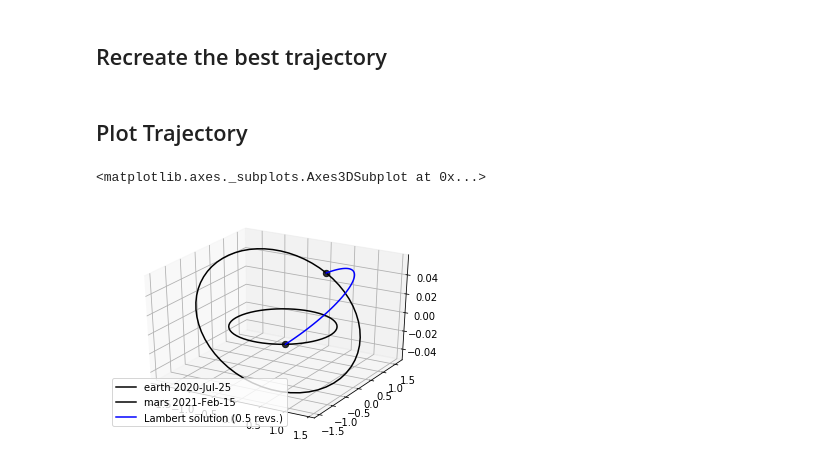
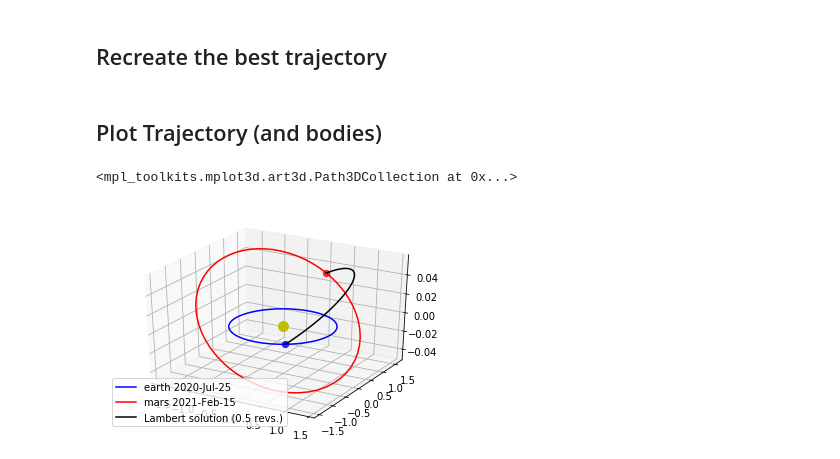
Before and after one commit to eduardovila98/Lambert, a Jupyter notebook: Lambert.ipynb, the cells around one changed output. Saved outputs shown, nothing was run; the diff lists cells and outputs as text; code cells hidden in the pictures.

Commit message:
Added Sun plot, and comments

```diff
--- a/Lambert.ipynb
+++ b/Lambert.ipynb
@@ -102,13 +102,14 @@ r2, v2 = p2.eph(t2)
 #let pykep solve the lambert problem
 l = pk.lambert_problem(r1, r2, t, mu)
 # %% [markdown]
-## Plot Trajectory
+## Plot Trajectory (and bodies)
 # %%
 fig = plt.figure()
 axis = fig.gca(projection='3d')
-pk.orbit_plots.plot_planet(p1, t0=t1, legend=True, units=pk.AU, ax=axis)
-pk.orbit_plots.plot_planet(p2, t0=t2, legend=True, units=pk.AU, ax=axis)
-pk.orbit_plots.plot_lambert(l, color='b', legend=True, units=pk.AU, ax=axis)
+pk.orbit_plots.plot_planet(p1, t0=t1, legend=True, units=pk.AU, color='b', ax=axis)
+pk.orbit_plots.plot_planet(p2, t0=t2, legend=True, units=pk.AU, color='r', ax=axis)
+pk.orbit_plots.plot_lambert(l, color='k', legend=True, units=pk.AU, ax=axis)
+axis.scatter([0], [0], [0], color='y', s=100) #plots the sun
 # %% [output]
-<matplotlib.axes._subplots.Axes3DSubplot at 0x...>
+<mpl_toolkits.mplot3d.art3d.Path3DCollection at 0x...>
-[figure, old version]
+[figure, new version]
```
Also changed, not shown: parts of 2 cells of this notebook.
